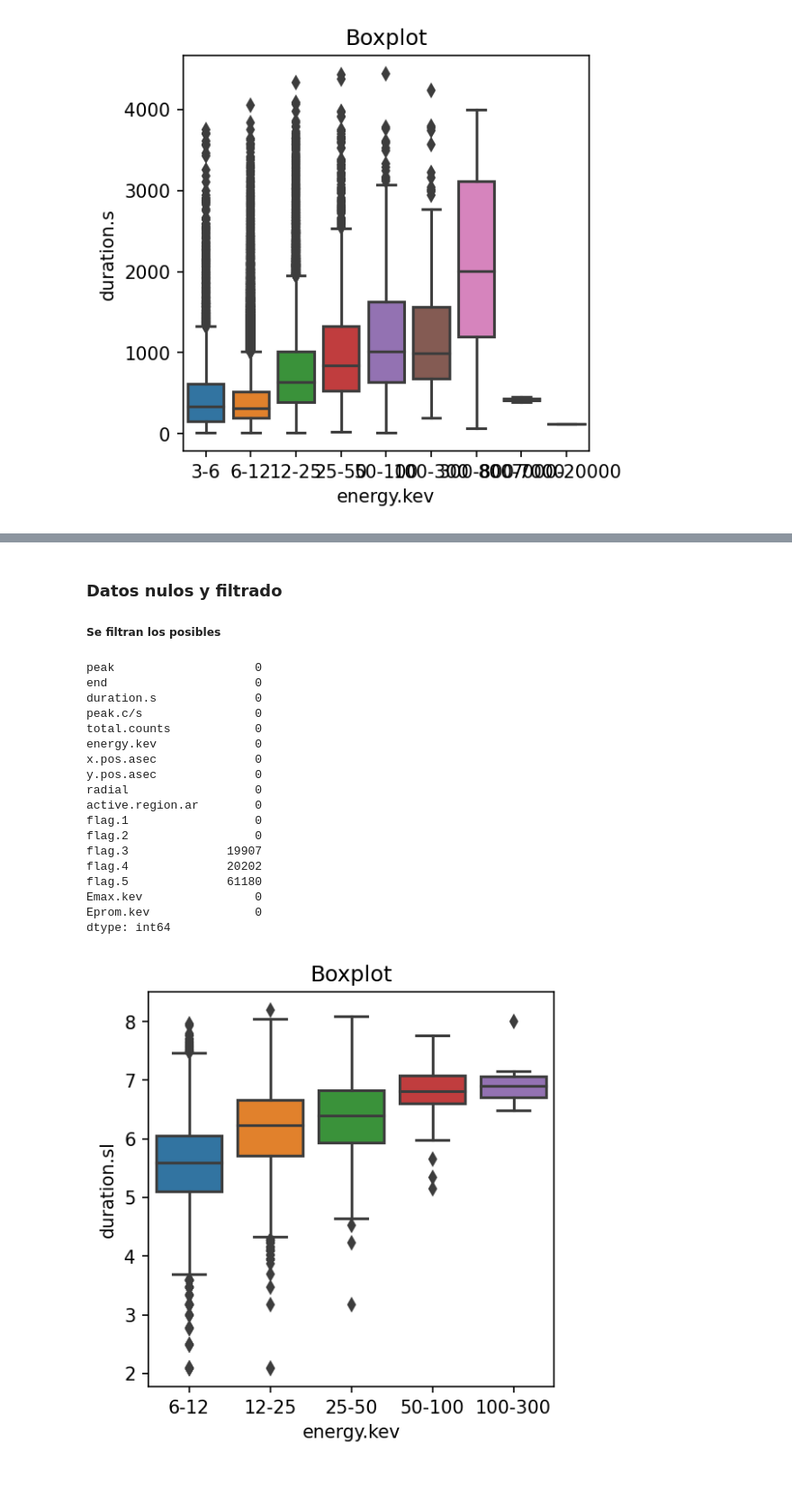
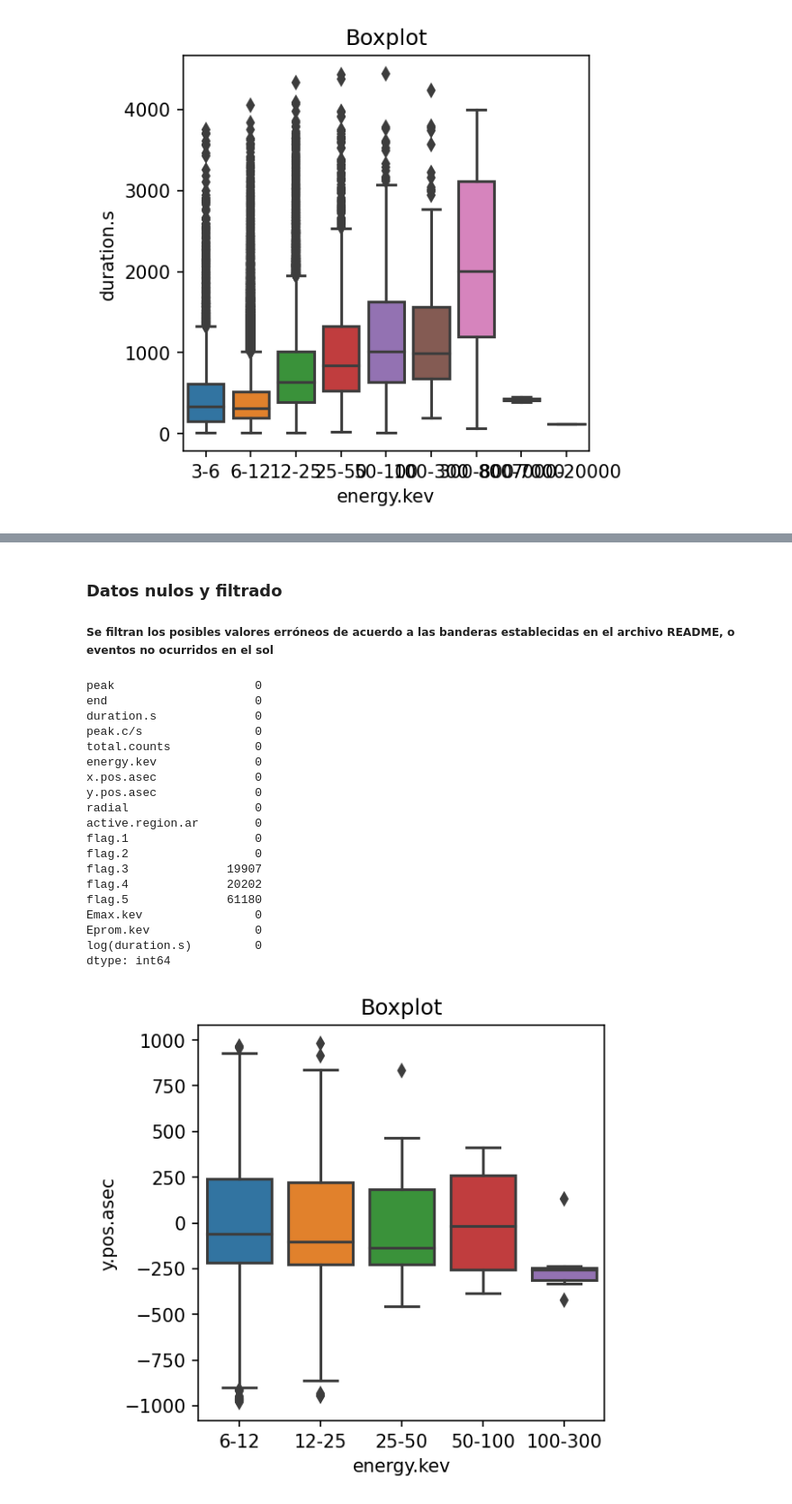
Before and after one commit to Exploratory-Data-Analiysis/Exam_1, a Jupyter notebook: ParcialFC.ipynb, the cells around one changed output, grey strips where cells are left out. Shown at 90% size. Cells and saved outputs as stored; diff of their text form; code cells hidden in the pictures; blank space fills up the shorter version.

```diff
--- a/ParcialFC.ipynb
+++ b/ParcialFC.ipynb
@@ -121,10 +128,10 @@ df.describe()
 | max | 4444.000000 | 113156.000000 | 4.355501e+08 | 1190.000000 | 1223.000000 | 14154.000000 | 9999.000000 | 20000.000000 | ... |
 [figure]
 # %%
-df['duration.sl'] = np.log(df['duration.s'])
+df['log(duration.s)'] = np.log(df['duration.s'])
 
 plt.figure(figsize=(5,5), dpi = 150)
-sns.histplot(data=df.sort_values('Eprom.kev'), x='duration.sl', hue='energy.kev', element="step", kde=True)
-plt.xlabel('log(duration.s)')
+sns.histplot(data=df.sort_values('Eprom.kev'), x='log(duration.s)', hue='energy.kev', element="step", kde=True)
+# plt.xlabel('log(duration.s)')
 # plt.legend(df.value_counts('energy.kev', ascending=True).index, loc = 'upper left')
 # %% [output]
@@ -157,8 +164,7 @@ Text(0.5, 1.0, 'Boxplot')
 # %%
 plt.figure(figsize=(4,4), dpi = 150)
 
-df['duration.ls'] = np.log(df['duration.s'])
-sns.kdeplot(data=df.sort_values('Eprom.kev'), x='duration.ls', hue='energy.kev')
-plt.xlabel('log(duration.s)')
-del df['duration.ls']
+# df['duration.ls'] = np.log(df['duration.s'])
+sns.kdeplot(data=df.sort_values('Eprom.kev'), x='log(duration.s)', hue='energy.kev')
+plt.grid()
 # %% [output]
@@ -166,51 +172,53 @@ del df['duration.ls']
 # %% [markdown]
 ### Datos nulos y filtrado
-##### Se filtran los posibles
+##### Se filtran los posibles valores erróneos de acuerdo a las banderas establecidas en el archivo README, o eventos no ocurridos en el sol
 # %%
 lista = ['NS','SD','SS','DF','DR','ED','ES','FE','FR','FS','GD','GE','GS','MR','P0','PS','PE']
 dataFiltro = filtro(df, lista)
 dataFiltro
 
-dataFiltro['duration.sl'] = np.log(dataFiltro['duration.s'])
+# dataFiltro['duration.sl'] = np.log(dataFiltro['duration.s'])
+# log(duration.s)
 
 plt.figure(figsize=(4,4), dpi = 150)
-sns.boxplot(data=dataFiltro.sort_values('Eprom.kev'), x='energy.kev', y="duration.sl")
+sns.boxplot(data=dataFiltro.sort_values('Eprom.kev'), x='energy.kev', y="y.pos.asec")
 plt.title('Boxplot')
 df.describe()
 
 sns.jointplot(data=dataFiltro.sort_values('Eprom.kev'), x='x.pos.asec', y='y.pos.asec', hue='energy.kev', kind='scatter', height=9,
               xlim=(-1500, 1500), ylim=(-1500, 1500)).fig.suptitle('Flare distribution', fontsize=20)
 
 plt.figure(figsize=(5,5), dpi = 150)
 sns.countplot(data=dataFiltro.sort_values('Eprom.kev'), x="energy.kev", hue='energy.kev')
 
 
 plt.figure(figsize=(5,5), dpi = 150)
-sns.histplot(data=dataFiltro.sort_values('Eprom.kev'), x='duration.sl', hue='energy.kev', element="step", kde=True)
-plt.xlabel('log(duration.s)')
+sns.histplot(data=dataFiltro.sort_values('Eprom.kev'), x='log(duration.s)', hue='energy.kev', element="step", kde=True)
+# plt.xlabel('log(duration.s)')
 
 
 df.isnull().sum()
 # %% [output]
 peak                    0
 end                     0
 duration.s              0
 peak.c/s                0
 total.counts            0
 energy.kev              0
 x.pos.asec              0
 y.pos.asec              0
 radial                  0
 active.region.ar        0
 flag.1                  0
 flag.2                  0
 flag.3              19907
 flag.4              20202
 flag.5              61180
 Emax.kev                0
 Eprom.kev               0
+log(duration.s)         0
 dtype: int64
-[figure, old version]
+[figure, new version]
 [figure]
 [figure]
 [figure]
```
Also changed, not shown: parts of 9 cells of this notebook.
